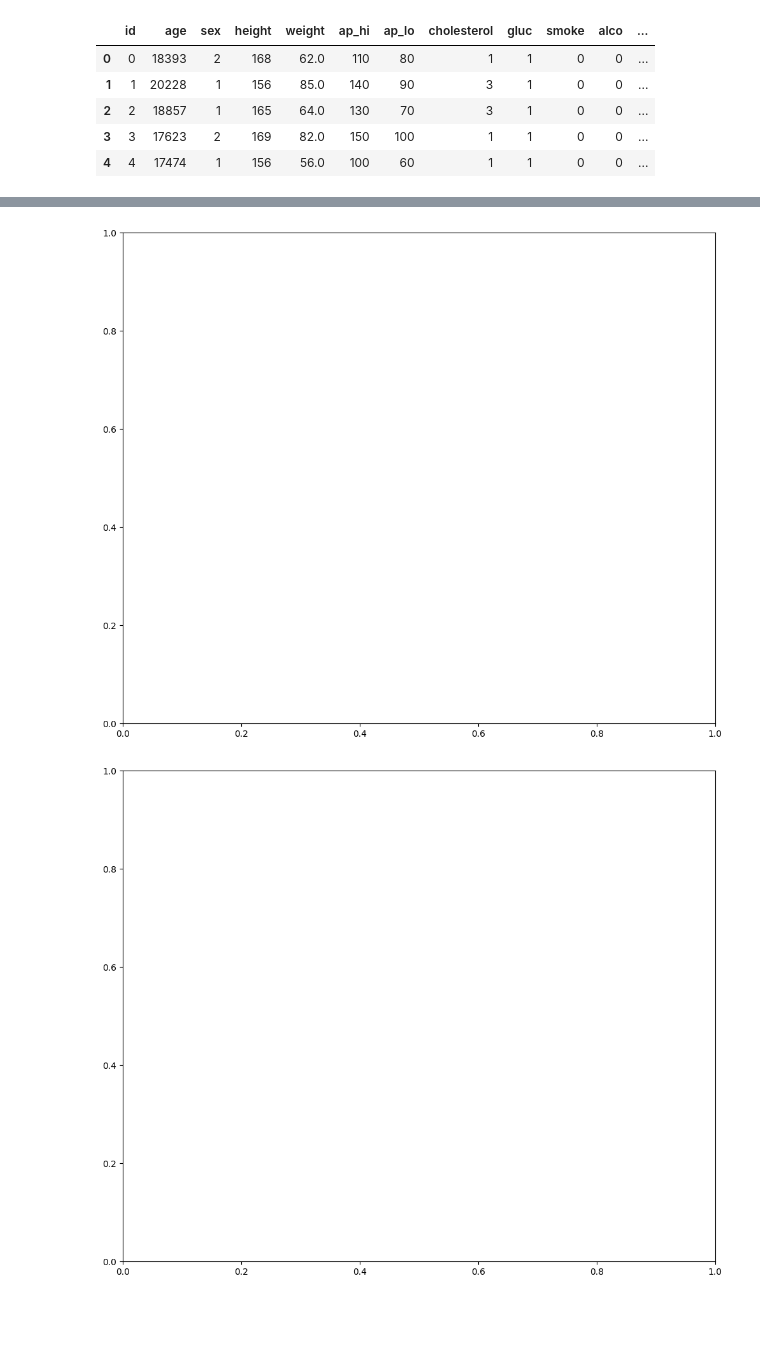
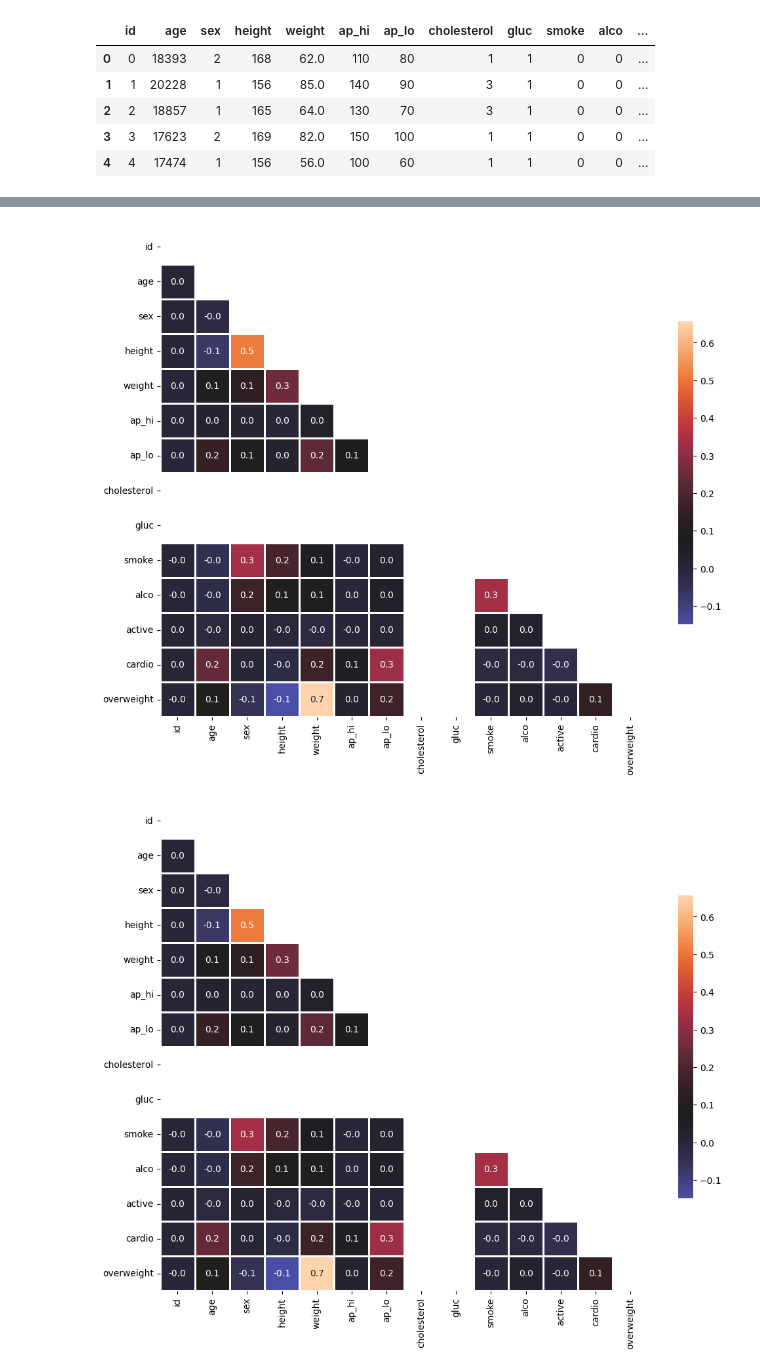
Before and after one commit to Isaaclkm/Data-Analisis, a Jupyter notebook: ME/Untitled.ipynb, the cells around one changed output, grey strips where cells are left out. Cells and saved outputs as stored; diff of their text form; code cells hidden in the pictures; blank space fills up the shorter version.

```diff
--- a/ME/Untitled.ipynb
+++ b/ME/Untitled.ipynb
@@ -54,34 +66,34 @@ draw_cat_plot()
 # %%
 def draw_heat_map():
     # 11
     df_heat = df[
         (df['ap_lo'] <= df['ap_hi']) &
         (df['height'] >= df['height'].quantile(0.025)) &
         (df['height'] <= df['height'].quantile(0.975)) &
         (df['weight'] >= df['weight'].quantile(0.025)) &
         (df['weight'] <= df['weight'].quantile(0.975))
     ]
 
     # 12
-    corr = df_heat.corr()
+    corr = df_heat.corr(method = 'pearson')
 
     # 13
-    mask = np.triu(np.ones_like(corr, dtype=bool))
+    mask = np.triu(corr)
 
 
 
     # 14
-    fig, ax = plt.subplots(figsize=(12, 10))
+    fig, ax = plt.subplots(figsize=(12, 12))
 
     # 15
-
+    sns.heatmap(corr, linewidths = 1, annot = True, square =True, mask = mask, fmt = ".1f", center = 0.08, cbar_kws = {"shrink": 0.5})
 
 
     # 16
     fig.savefig('heatmap.png')
     return fig
 
 draw_heat_map()
 # %% [output]
-[figure, old version]
+[figure, new version]
-[figure, old version]
+[figure, new version]
```
Also changed, not shown: parts of 4 cells of this notebook, 3 other files.
